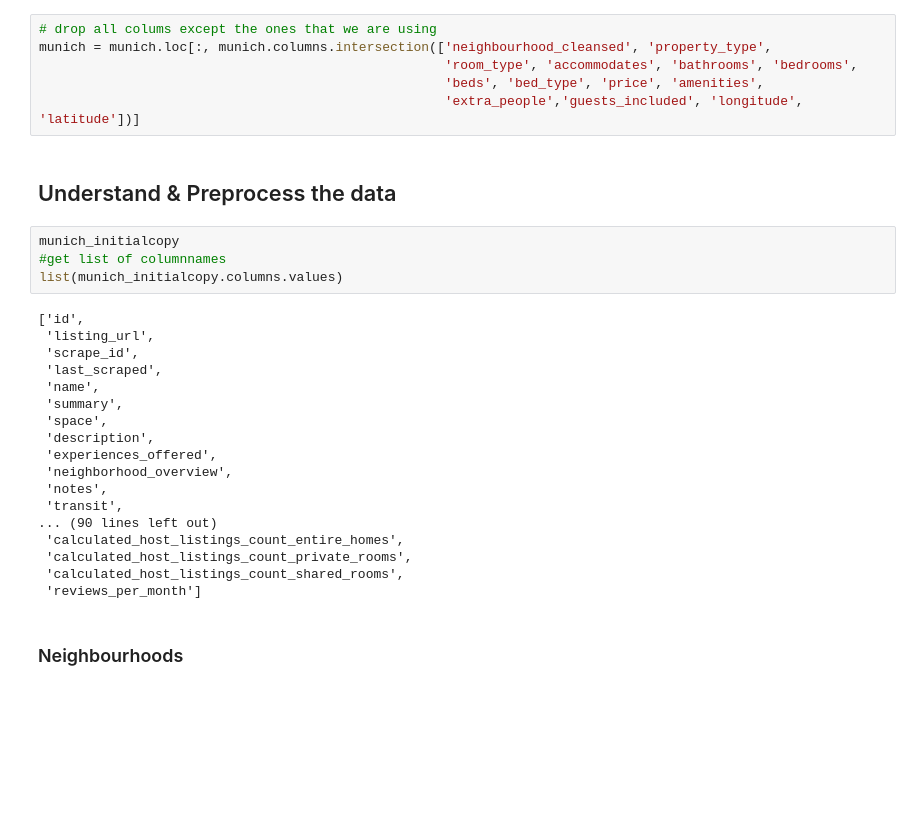
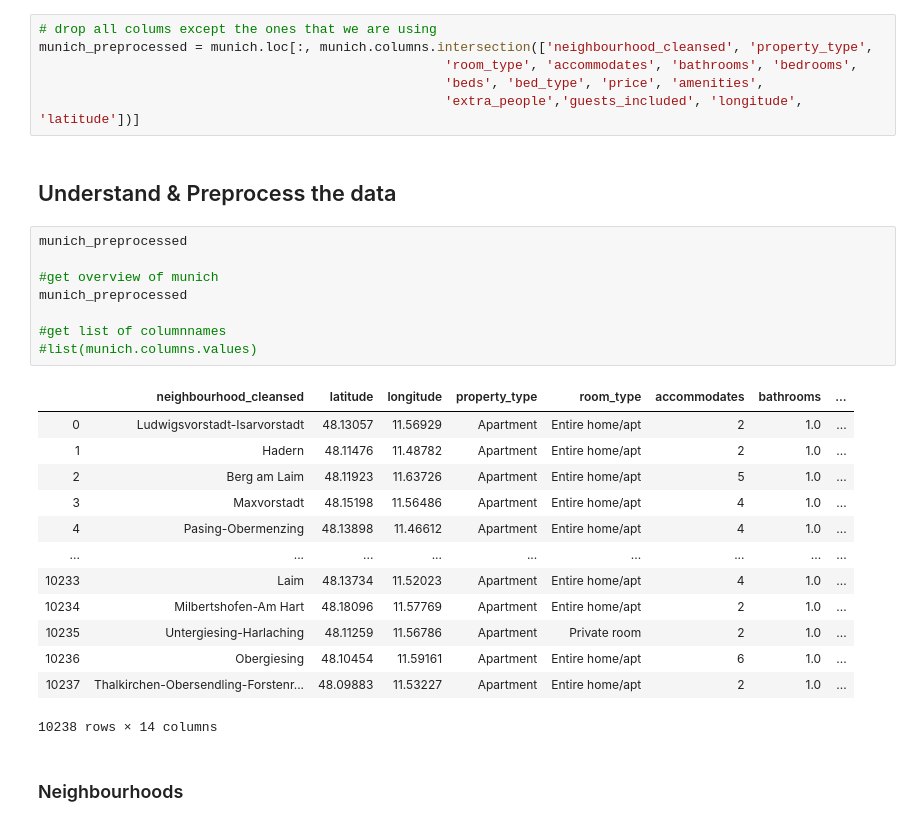
Before and after one commit to dschweim/DataMiningAirbnb, a Jupyter notebook: AirbnbMunich.ipynb, the cells around one changed output. Cells and saved outputs as stored; diff of their text form; blank space fills up the shorter version.

Commit message:
Rename dataset to munich_preprocessed
Dataset with which we work is now calles munich_preprocessed. Initital dataset before dropping/changing features is called munich

```diff
--- a/AirbnbMunich.ipynb
+++ b/AirbnbMunich.ipynb
@@ -58,33 +58,33 @@ munich_initialcopy = munich.copy()
 # %%
 # drop all colums except the ones that we are using
-munich = munich.loc[:, munich.columns.intersection(['neighbourhood_cleansed', 'property_type',
+munich_preprocessed = munich.loc[:, munich.columns.intersection(['neighbourhood_cleansed', 'property_type',
                                                     'room_type', 'accommodates', 'bathrooms', 'bedrooms',
                                                     'beds', 'bed_type', 'price', 'amenities',
                                                     'extra_people','guests_included', 'longitude', 'latitude'])]
 # %% [markdown]
 ## Understand & Preprocess the data
 # %%
-munich_initialcopy
+munich_preprocessed
+
+#get overview of munich
+munich_preprocessed
+
 #get list of columnnames
-list(munich_initialcopy.columns.values)
+#list(munich.columns.values)
 # %% [output]
+|  | neighbourhood_cleansed | latitude | longitude | property_type | room_type | accommodates | bathrooms | ... |
+| 0 | Ludwigsvorstadt-Isarvorstadt | 48.13057 | 11.56929 | Apartment | Entire home/apt | 2 | 1.0 | ... |
+| 1 | Hadern | 48.11476 | 11.48782 | Apartment | Entire home/apt | 2 | 1.0 | ... |
+| 2 | Berg am Laim | 48.11923 | 11.63726 | Apartment | Entire home/apt | 5 | 1.0 | ... |
+| 3 | Maxvorstadt | 48.15198 | 11.56486 | Apartment | Entire home/apt | 4 | 1.0 | ... |
+| 4 | Pasing-Obermenzing | 48.13898 | 11.46612 | Apartment | Entire home/apt | 4 | 1.0 | ... |
+| ... | ... | ... | ... | ... | ... | ... | ... | ... |
+| 10233 | Laim | 48.13734 | 11.52023 | Apartment | Entire home/apt | 4 | 1.0 | ... |
+| 10234 | Milbertshofen-Am Hart | 48.18096 | 11.57769 | Apartment | Entire home/apt | 2 | 1.0 | ... |
+| 10235 | Untergiesing-Harlaching | 48.11259 | 11.56786 | Apartment | Private room | 2 | 1.0 | ... |
+| 10236 | Obergiesing | 48.10454 | 11.59161 | Apartment | Entire home/apt | 6 | 1.0 | ... |
+| 10237 | Thalkirchen-Obersendling-Forstenr... | 48.09883 | 11.53227 | Apartment | Entire home/apt | 2 | 1.0 | ... |
-['id',
- 'listing_url',
- 'scrape_id',
- 'last_scraped',
- 'name',
- 'summary',
- 'space',
- 'description',
- 'experiences_offered',
- 'neighborhood_overview',
- 'notes',
- 'transit',
-... (90 lines left out)
- 'calculated_host_listings_count_entire_homes',
- 'calculated_host_listings_count_private_rooms',
- 'calculated_host_listings_count_shared_rooms',
- 'reviews_per_month']
+10238 rows × 14 columns
 # %% [markdown]
 ### Neighbourhoods
 # %%
```
Also changed, not shown: parts of 3 cells of this notebook.
